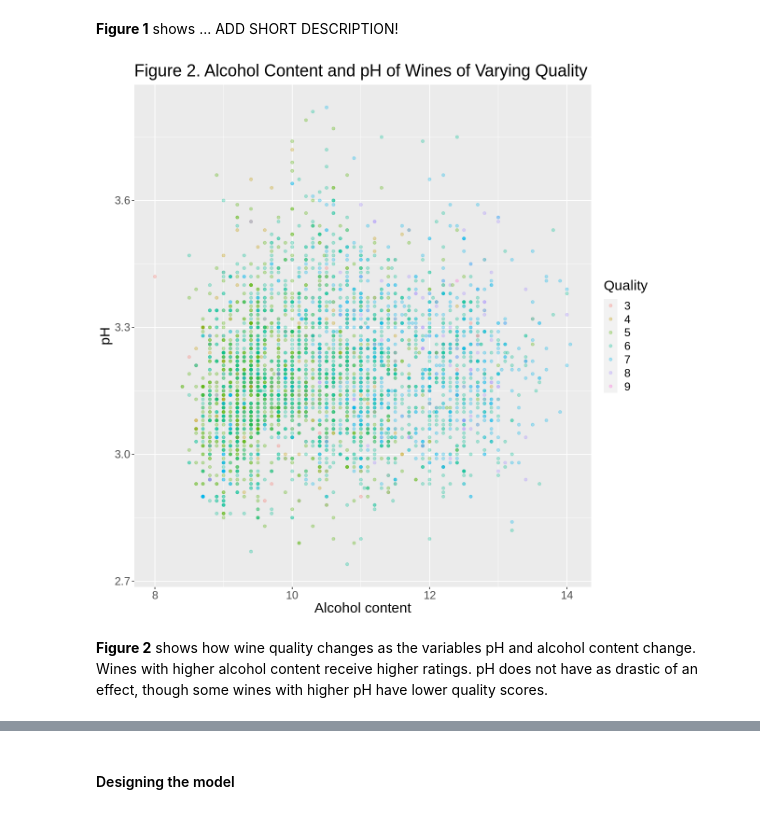
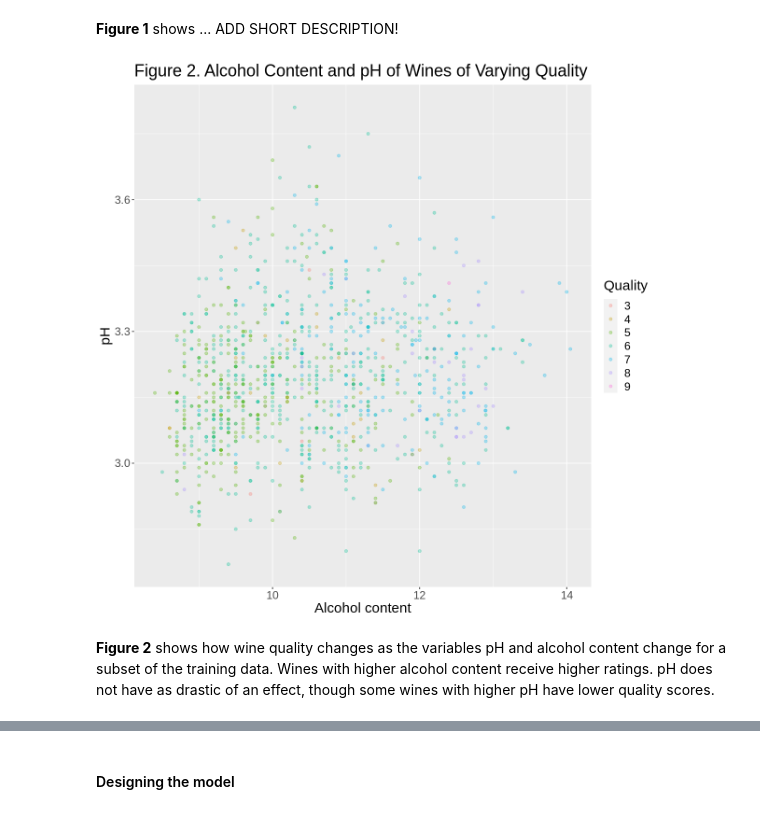
Before and after one commit to rileywheadon/dsci100-project-proposal, a Jupyter notebook: project_final_report.ipynb, the cells around one changed output, grey strips where cells are left out. Cells and saved outputs as stored; diff of their text form; code cells hidden in the pictures.

```diff
--- a/project_final_report.ipynb
+++ b/project_final_report.ipynb
@@ -249,22 +249,21 @@ wine_plot
 # %%
 # Alcohol content, pH, and rating
 
+small_training <- rep_sample_n(wine_training, size = 1000)
+
 options(repr.plot.width = 10, repr.plot.height = 10)
 
-alcohol_ph_plot <- ggplot(wine_training, aes(x = alcohol, y = pH, colour = quality)) +
+alcohol_ph_plot <- ggplot(small_training, aes(x = alcohol, y = pH, colour = quality)) +
     geom_point(alpha = 0.3) +
     labs(x = "Alcohol content", y = "pH", colour = "Quality") +
     theme(text = element_text(size = 18)) +
     ggtitle("Figure 2. Alcohol Content and pH of Wines of Varying Quality")
 
 alcohol_ph_plot
 # %% [output]
-[figure, old version]
+[figure, new version]
 # %% [markdown]
-**Figure 2** shows how wine quality changes as the variables pH
-and alcohol content change. Wines with higher alcohol content receive
-higher ratings. pH does not have as drastic of an effect, though some
-wines with higher pH have lower quality scores.
+**Figure 2** shows how wine quality changes as the variables pH and alcohol content change for a subset of the training data. Wines with higher alcohol content receive higher ratings. pH does not have as drastic of an effect, though some wines with higher pH have lower quality scores.
 # %%
 # Fixed acidity, residual sugar, and rating
 
```
Also changed, not shown: parts of 4 cells of this notebook.
